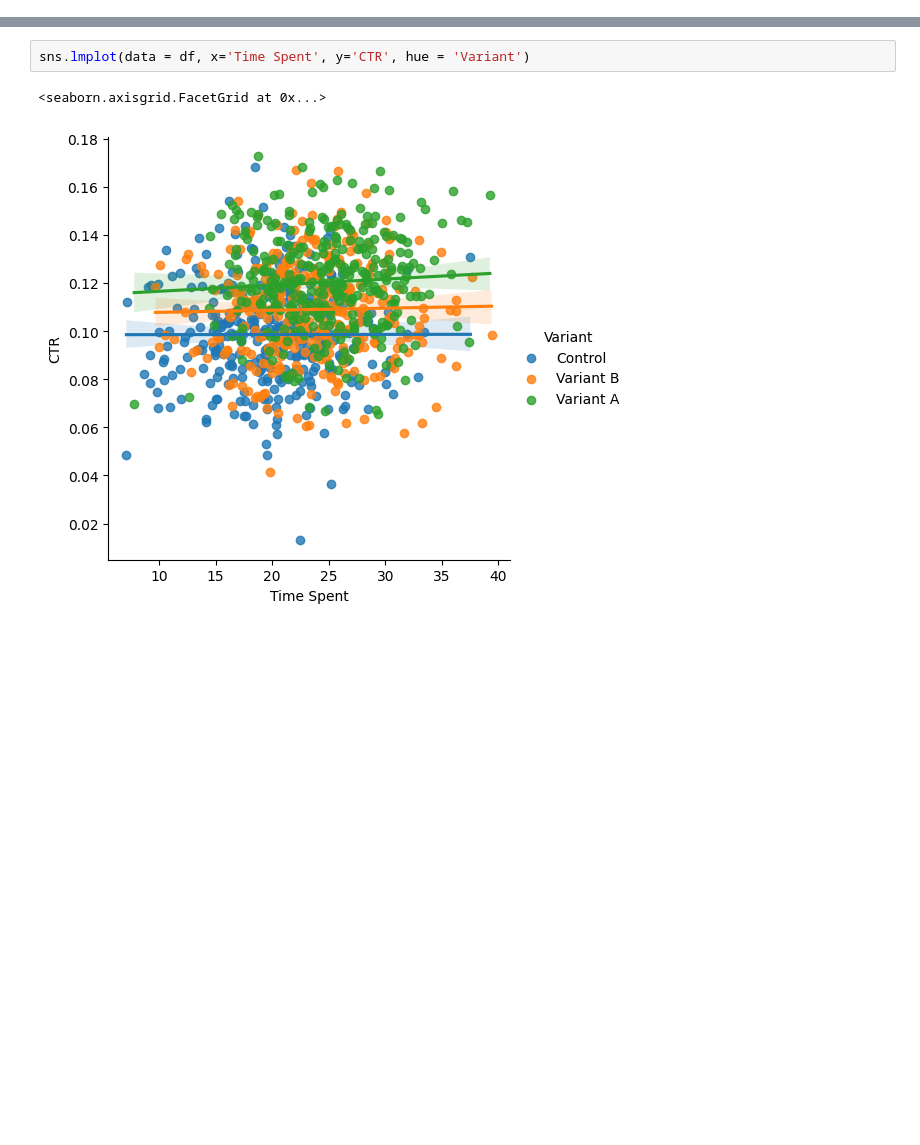
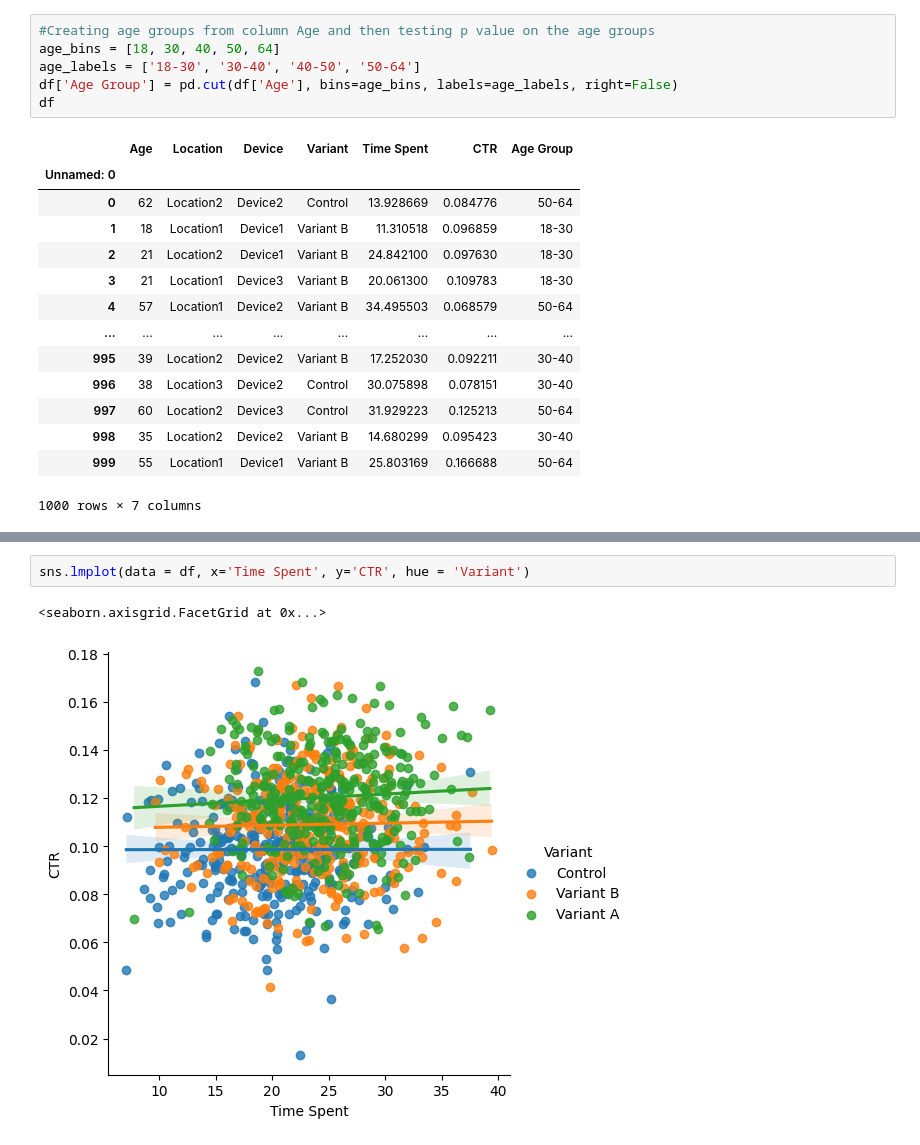
Before and after one commit to arshiaarora10/DatascienceAA, a Jupyter notebook: Class1/Assignment 2.ipynb, the cells around one changed output, grey strips where cells are left out. Saved outputs shown, nothing was run; the diff lists cells and outputs as text; blank space fills up the shorter version.

```diff
--- a/Class1/Assignment 2.ipynb
+++ b/Class1/Assignment 2.ipynb
@@ -71,0 +105,21 @@ df_TimeSpent
+# %%
+#Creating age groups from column Age and then testing p value on the age groups
+age_bins = [18, 30, 40, 50, 64]
+age_labels = ['18-30', '30-40', '40-50', '50-64']
+df['Age Group'] = pd.cut(df['Age'], bins=age_bins, labels=age_labels, right=False)
+df
+# %% [output]
+|  | Age | Location | Device | Variant | Time Spent | CTR | Age Group |
+| Unnamed: 0 |  |  |  |  |  |  |  |
+| 0 | 62 | Location2 | Device2 | Control | 13.928669 | 0.084776 | 50-64 |
+| 1 | 18 | Location1 | Device1 | Variant B | 11.310518 | 0.096859 | 18-30 |
+| 2 | 21 | Location2 | Device1 | Variant B | 24.842100 | 0.097630 | 18-30 |
+| 3 | 21 | Location1 | Device3 | Variant B | 20.061300 | 0.109783 | 18-30 |
+| 4 | 57 | Location1 | Device2 | Variant B | 34.495503 | 0.068579 | 50-64 |
+| ... | ... | ... | ... | ... | ... | ... | ... |
+| 995 | 39 | Location2 | Device2 | Variant B | 17.252030 | 0.092211 | 30-40 |
+| 996 | 38 | Location3 | Device2 | Control | 30.075898 | 0.078151 | 30-40 |
+| 997 | 60 | Location2 | Device3 | Control | 31.929223 | 0.125213 | 50-64 |
+| 998 | 35 | Location2 | Device2 | Variant B | 14.680299 | 0.095423 | 30-40 |
+| 999 | 55 | Location1 | Device1 | Variant B | 25.803169 | 0.166688 | 50-64 |
+1000 rows × 7 columns
```
Also changed, not shown: parts of 21 cells of this notebook, 2 other files.
